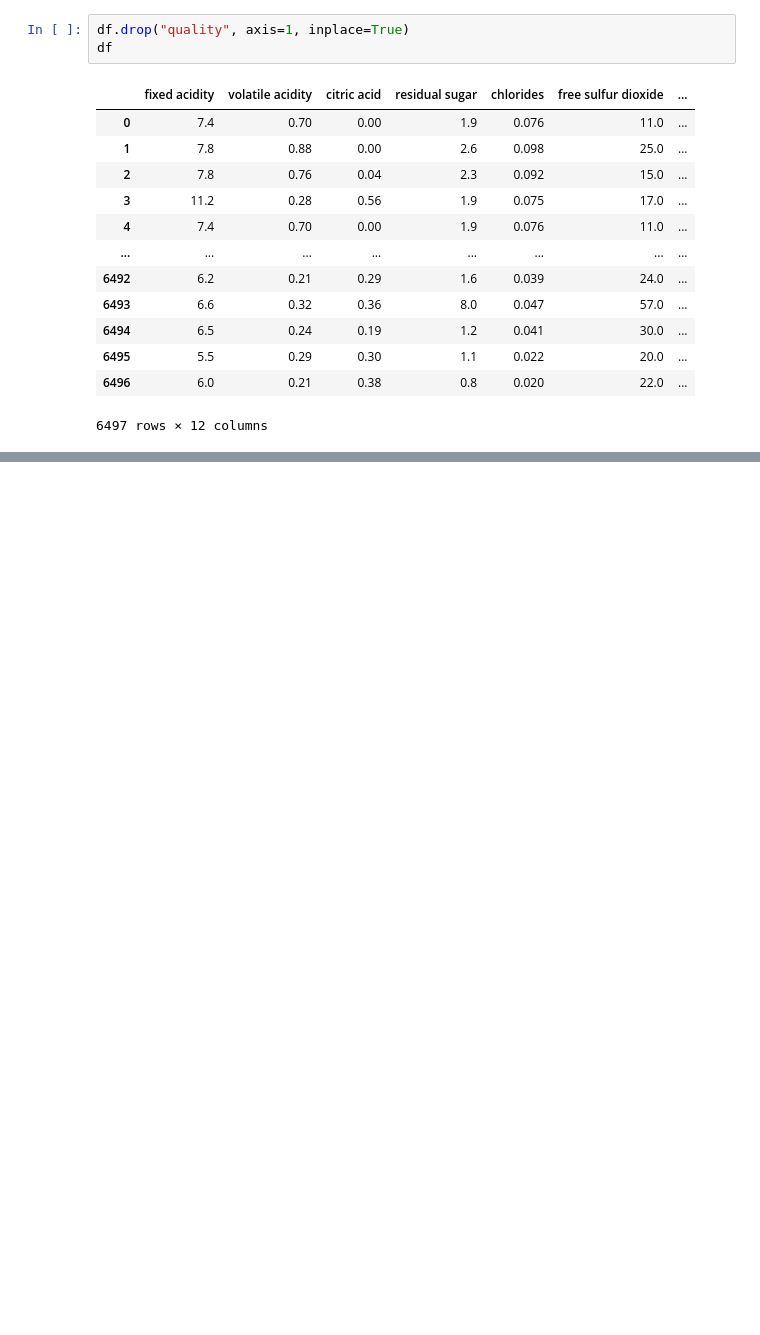
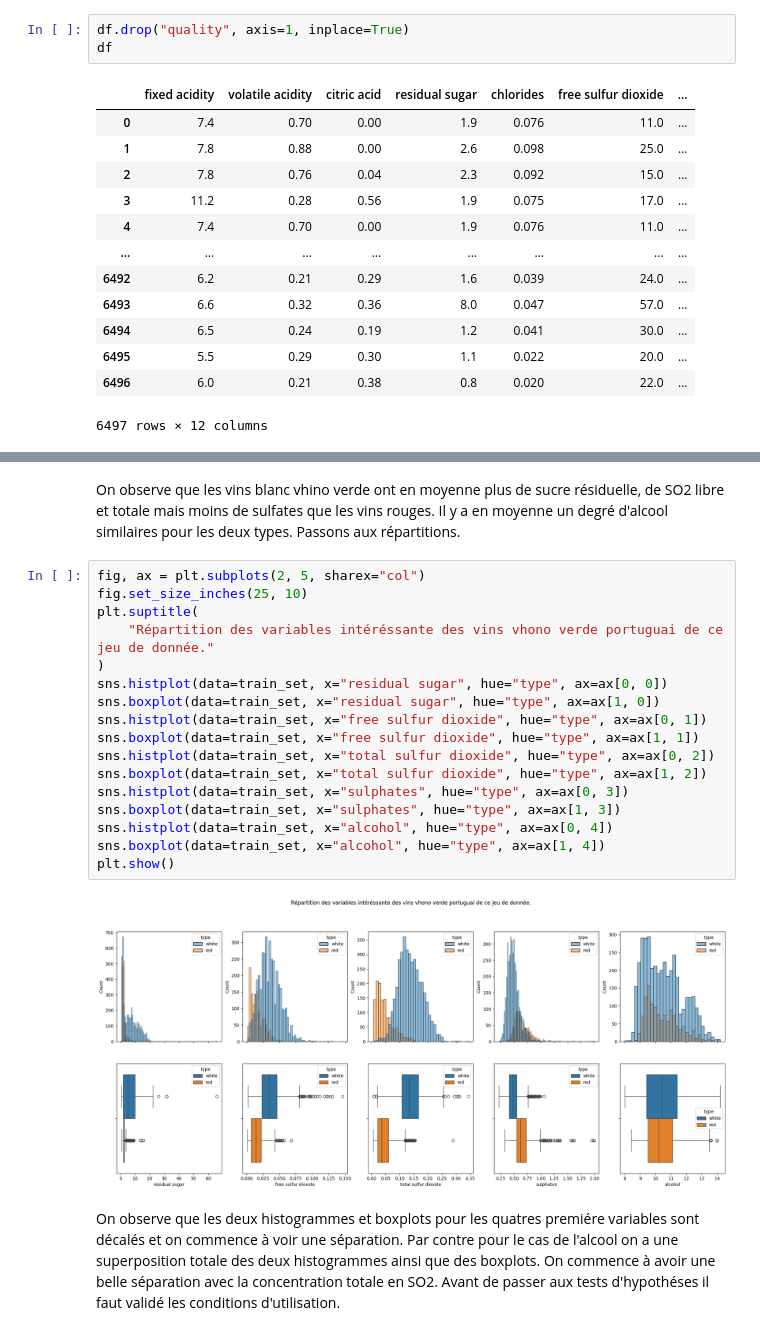
Before and after one commit to fmazur57u/WineTypePrediction, a Jupyter notebook: winePredictionType.ipynb, the cells around one changed output, grey strips where cells are left out. Saved outputs shown, nothing was run; the diff lists cells and outputs as text; blank space fills up the shorter version.

```diff
--- a/winePredictionType.ipynb
+++ b/winePredictionType.ipynb
@@ -51,0 +198,23 @@ train_set, test_set = train_test_split(
+# %% [markdown]
+On observe que les vins blanc vhino verde ont en moyenne plus de sucre résiduelle, de SO2 libre et totale mais moins de sulfates que les vins rouges. Il y a en moyenne un degré d'alcool similaires pour les deux types. Passons aux répartitions.
+# %%
+fig, ax = plt.subplots(2, 5, sharex="col")
+fig.set_size_inches(25, 10)
+plt.suptitle(
+    "Répartition des variables intéréssante des vins vhono verde portuguai de ce jeu de donnée."
+)
+sns.histplot(data=train_set, x="residual sugar", hue="type", ax=ax[0, 0])
+sns.boxplot(data=train_set, x="residual sugar", hue="type", ax=ax[1, 0])
+sns.histplot(data=train_set, x="free sulfur dioxide", hue="type", ax=ax[0, 1])
+sns.boxplot(data=train_set, x="free sulfur dioxide", hue="type", ax=ax[1, 1])
+sns.histplot(data=train_set, x="total sulfur dioxide", hue="type", ax=ax[0, 2])
+sns.boxplot(data=train_set, x="total sulfur dioxide", hue="type", ax=ax[1, 2])
+sns.histplot(data=train_set, x="sulphates", hue="type", ax=ax[0, 3])
+sns.boxplot(data=train_set, x="sulphates", hue="type", ax=ax[1, 3])
+sns.histplot(data=train_set, x="alcohol", hue="type", ax=ax[0, 4])
+sns.boxplot(data=train_set, x="alcohol", hue="type", ax=ax[1, 4])
+plt.show()
+# %% [output]
+[figure, added]
+# %% [markdown]
+On observe que les deux histogrammes et boxplots pour les quatres premiére variables sont décalés et on commence à voir une séparation. Par contre pour le cas de l'alcool on a une superposition totale des deux histogrammes ainsi que des boxplots. On commence à avoir une belle séparation avec la concentration totale en SO2. Avant de passer aux tests d'hypothéses il faut validé les conditions d'utilisation.
```
Also changed, not shown: parts of 25 cells of this notebook, 2 other files.
